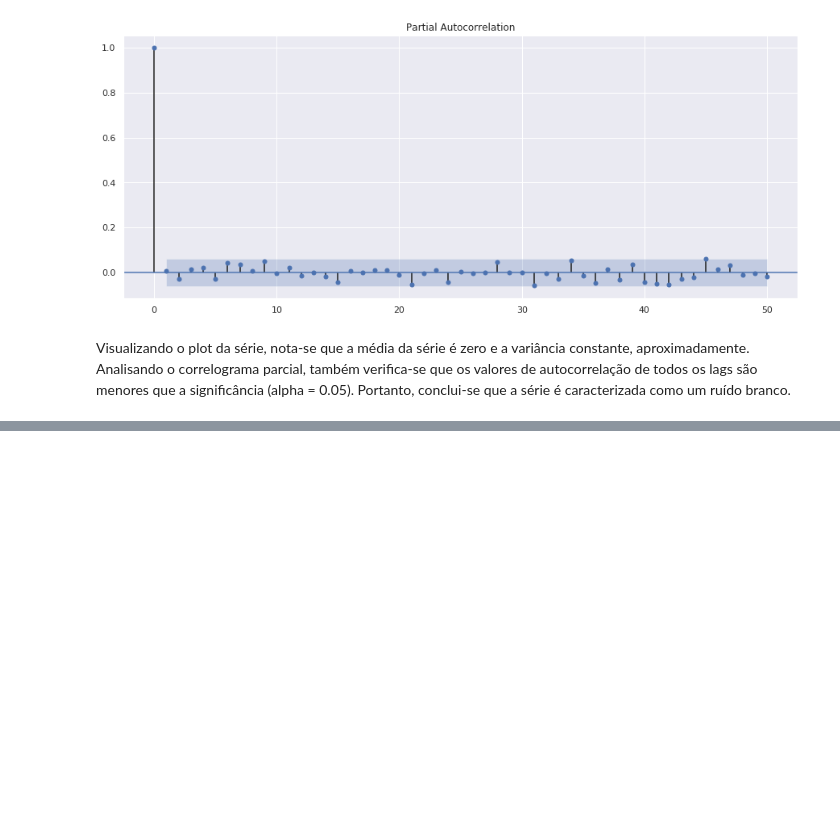
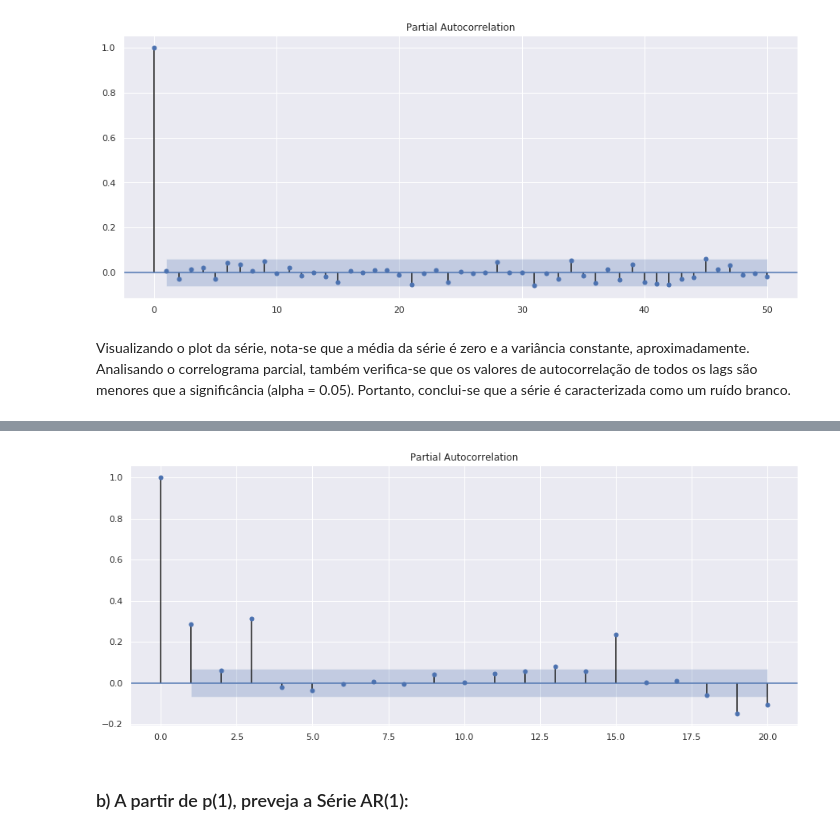
Before and after one commit to jvcm/time-series, a Jupyter notebook: lista_2.ipynb, the cells around one changed output, grey strips where cells are left out. Saved outputs shown, nothing was run; the diff lists cells and outputs as text; code cells hidden in the pictures; blank space fills up the shorter version.

```diff
--- a/lista_2.ipynb
+++ b/lista_2.ipynb
@@ -66,0 +175,6 @@ Visualizando o plot da série, nota-se que a média da série é zero e a variâ
+# %%
+pacr = smt.graphics.plot_pacf(s, lags=20, alpha=0.5)
+# %% [output]
+[figure, added]
+# %% [markdown]
+### b) A partir de p(1), preveja a Série AR(1):
```
Also changed, not shown: parts of 12 cells of this notebook.
